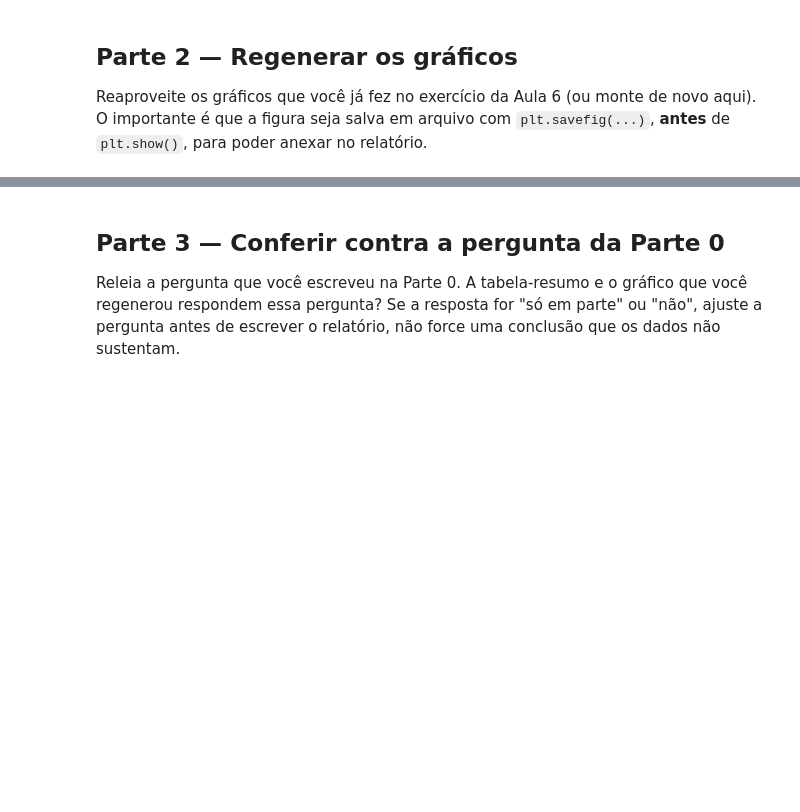
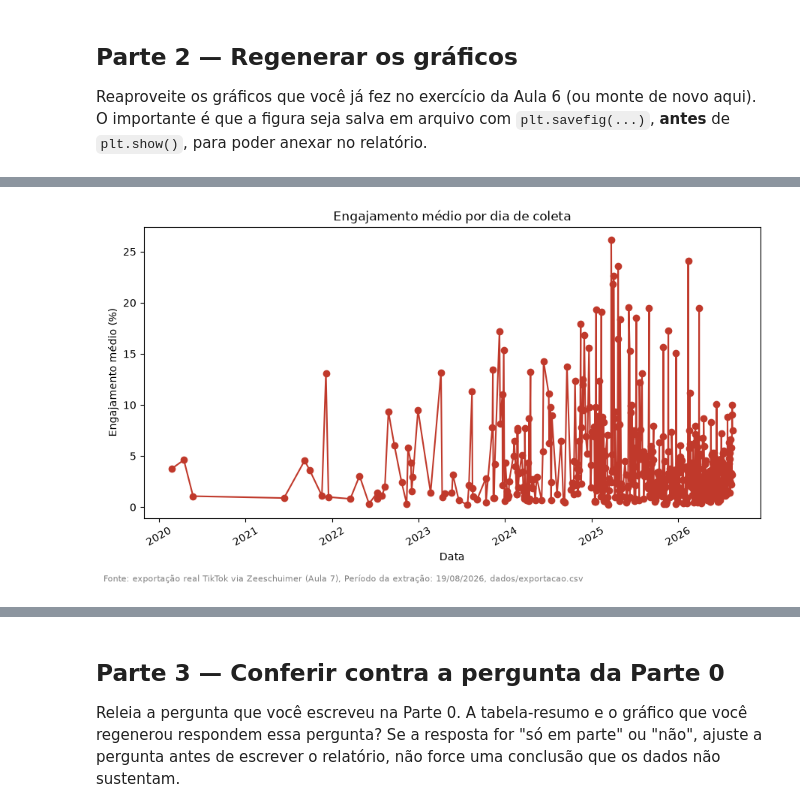
Before and after one commit to sablewin22/extracao-dados-trabalhos-sabrinalewin, a Jupyter notebook: projetos/07-relatorio-analitico/exercicios/exercicio-07-relatorio-analitico.ipynb, the cells around one changed output, grey strips where cells are left out. Saved outputs shown, nothing was run; the diff lists cells and outputs as text; code cells hidden in the pictures; blank space fills up the shorter version.

```diff
--- a/projetos/07-relatorio-analitico/exercicios/exercicio-07-relatorio-analitico.ipynb
+++ b/projetos/07-relatorio-analitico/exercicios/exercicio-07-relatorio-analitico.ipynb
@@ -111,0 +194,28 @@ plt.show()
+# %%
+df_posts["data_coleta"] = pd.to_datetime(df_posts["timestamp"]).dt.date  # extrai só a data (sem hora) do timestamp completo
+
+engajamento_por_dia = df_posts.groupby("data_coleta")["taxa_engajamento"].mean().reset_index()  # média da taxa de engajamento, por dia
+engajamento_por_dia = engajamento_por_dia.sort_values("data_coleta")  # garante a ordem cronológica no eixo
+
+engajamento_por_dia
+
+fig, ax = plt.subplots(figsize=(9, 5))  # nova figura, um gráfico por vez
+
+ax.plot(
+    engajamento_por_dia["data_coleta"],
+    engajamento_por_dia["taxa_engajamento"] * 100,
+    marker="o",  # marca cada ponto de dado, importante quando são poucos dias
+    color="#c0392b",
+)
+
+ax.set_title("Engajamento médio por dia de coleta")  # o que o gráfico mostra
+ax.set_xlabel("Data")  # rótulo do eixo horizontal
+ax.set_ylabel("Engajamento médio (%)")  # rótulo do eixo vertical, com unidade
+ax.tick_params(axis="x", rotation=30)  # datas legíveis
+fig.text(0.01, -0.02, "Fonte: exportação real TikTok via Zeeschuimer (Aula 7), Período da extração: 19/08/2026, dados/exportacao.csv", fontsize=8, color="gray")
+
+fig.tight_layout()
+plt.savefig("dados/grafico_engajamento_por_dia.png", dpi=120, bbox_inches="tight")
+plt.show()
+# %% [output]
+[figure, added]
```
Also changed, not shown: parts of 9 cells of this notebook, 12 other files.
